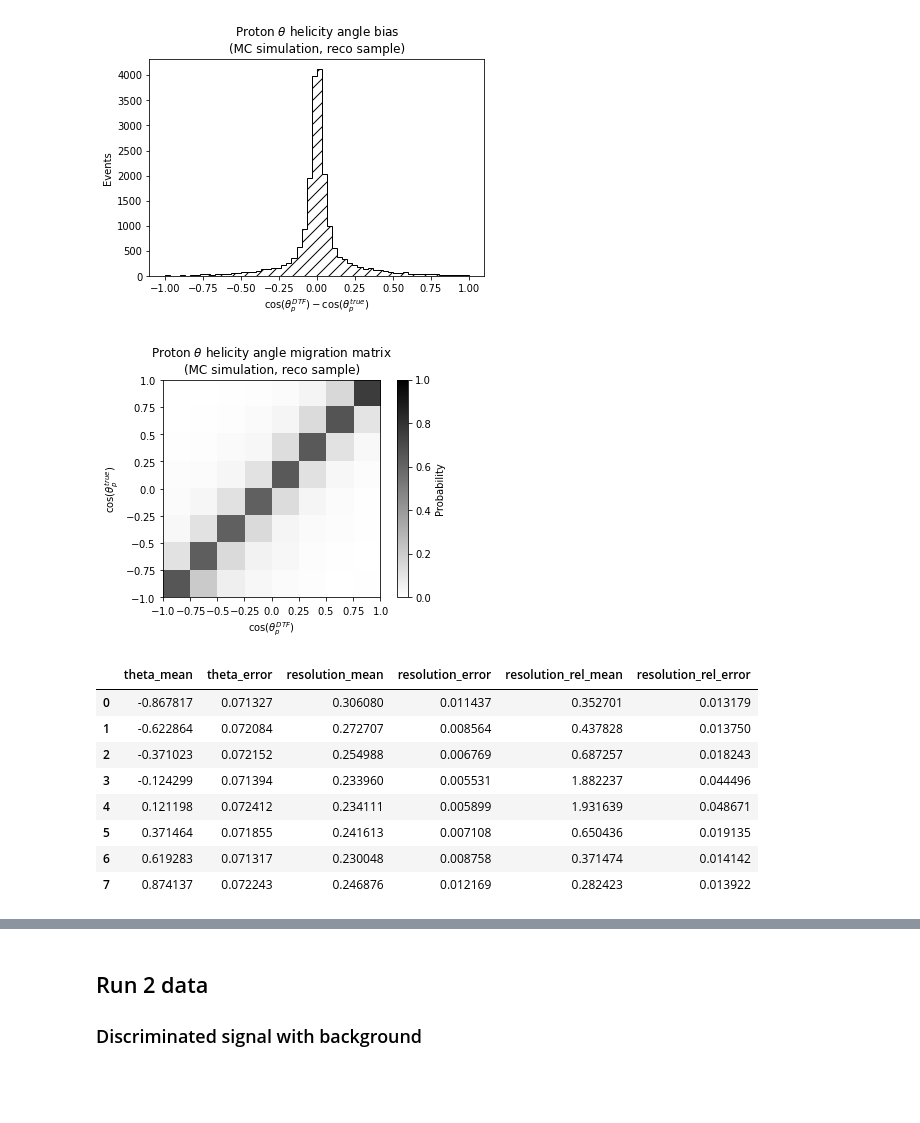
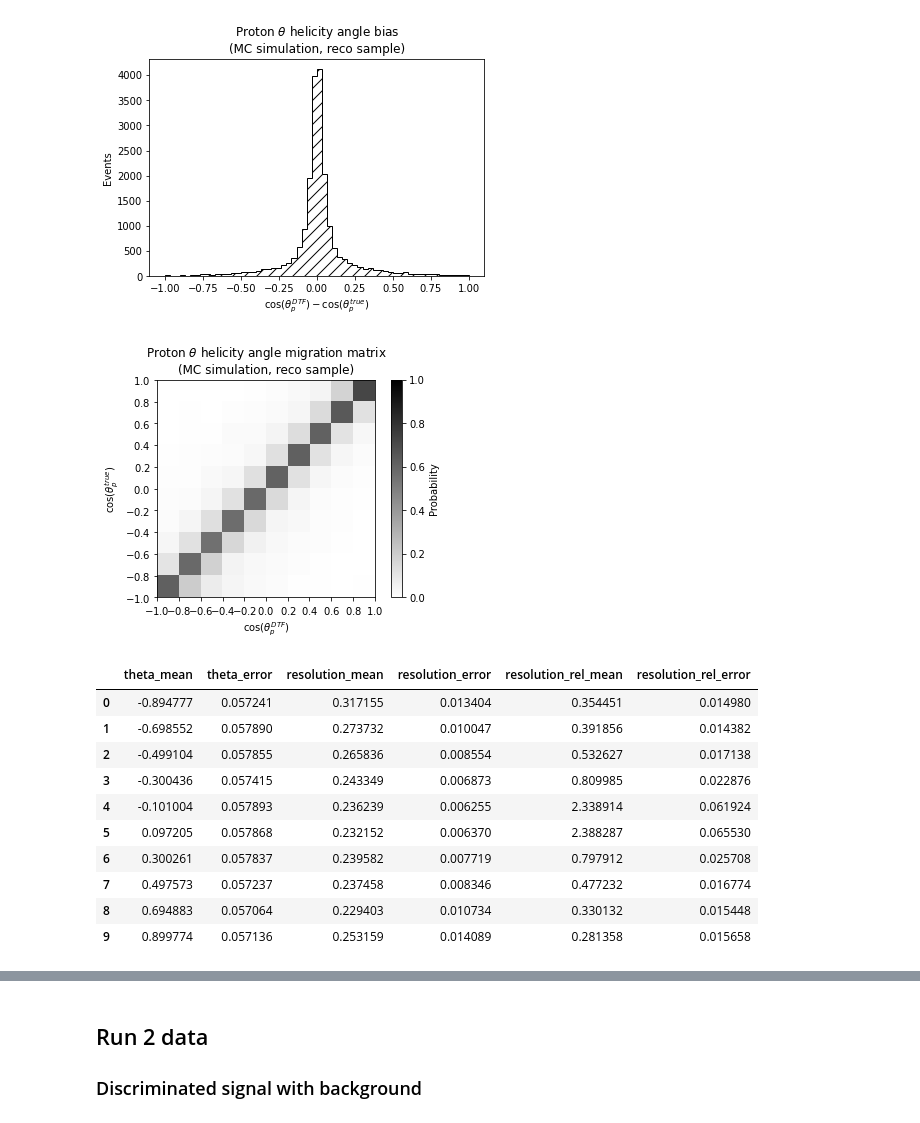
Before and after one commit to alatios/lb2jpsil_lambda-emdm-measurement, a Jupyter notebook: 02_angular_distribution_study.ipynb, the cells around one changed output, grey strips where cells are left out. Cells and saved outputs as stored; diff of their text form; code cells hidden in the pictures; blank space fills up the shorter version.

Commit message:
Fix angular resolution plots

```diff
--- a/02_angular_distribution_study.ipynb
+++ b/02_angular_distribution_study.ipynb
@@ -8,7 +8,7 @@ import joblib
 from lb2jpsil import lorentz
 # %%
 ## Self explanatory
-save_plots = False
+save_plots = True
 
 ## Toggle plot titles (off for thesis and papers, generally speaking)
 show_titles = True
@@ -733,7 +733,7 @@ plt.show()
 # %% [output]
 [figure]
 # %%
-theta_edges = np.linspace(-1,1,9)
+theta_edges = np.linspace(-1,1,11)
 theta_bins = [(l,r) for l, r in zip(theta_edges[:-1], theta_edges[1:])]
 # %%
 theta_migration_matrix = []
@@ -760,23 +760,23 @@ theta_migration_matrix = np.array(theta_migration_matrix)
 # %%
 fig, ax = plt.subplots()
 
 plt.imshow(theta_migration_matrix, cmap='binary', vmin=0, vmax=1)
 
 plt.colorbar(label='Probability')
-ax.xaxis.set(ticks=np.arange(-0.5, len(theta_edges)-1), ticklabels=[f'${i}$' for i in theta_edges])
-ax.yaxis.set(ticks=np.arange(-0.5, len(theta_edges)-1), ticklabels=[f'${i}$' for i in theta_edges[::-1]])
+ax.xaxis.set(ticks=np.arange(-0.5, len(theta_edges)-1), ticklabels=[f'${"{:.1f}".format(i)}$' for i in theta_edges])
+ax.yaxis.set(ticks=np.arange(-0.5, len(theta_edges)-1), ticklabels=[f'${"{:.1f}".format(i)}$' for i in theta_edges[::-1]])
 plt.xlabel(r'$\cos(\theta_p^{DTF})$')
 plt.ylabel(r'$\cos(\theta_p^{true})$')
 
 if show_titles:
     plt.title(r"Proton $\theta$ helicity angle migration matrix" + "\n" + "(MC simulation, reco sample)")
 
 if save_plots:
     plt.savefig(plot_directory + 'MCRECO_p_theta_migration' + '.pdf', bbox_inches = 'tight')
 
 plt.show()
 # %% [output]
-[figure, old version]
+[figure, new version]
 # %%
 df_mc['CosTheta_Residual'] = df_mc['DTF_FixJPsiLambda_p_CosTheta'] - df_mc['MCTRUTH_p_CosTheta']
 
@@ -810,14 +810,16 @@ for bin_true in theta_bins:
 df_res_theta
 # %% [output]
 |  | theta_mean | theta_error | resolution_mean | resolution_error | resolution_rel_mean | resolution_rel_error |
-| 0 | -0.867817 | 0.071327 | 0.306080 | 0.011437 | 0.352701 | 0.013179 |
-| 1 | -0.622864 | 0.072084 | 0.272707 | 0.008564 | 0.437828 | 0.013750 |
-| 2 | -0.371023 | 0.072152 | 0.254988 | 0.006769 | 0.687257 | 0.018243 |
-| 3 | -0.124299 | 0.071394 | 0.233960 | 0.005531 | 1.882237 | 0.044496 |
-| 4 | 0.121198 | 0.072412 | 0.234111 | 0.005899 | 1.931639 | 0.048671 |
-| 5 | 0.371464 | 0.071855 | 0.241613 | 0.007108 | 0.650436 | 0.019135 |
-| 6 | 0.619283 | 0.071317 | 0.230048 | 0.008758 | 0.371474 | 0.014142 |
-| 7 | 0.874137 | 0.072243 | 0.246876 | 0.012169 | 0.282423 | 0.013922 |
+| 0 | -0.894777 | 0.057241 | 0.317155 | 0.013404 | 0.354451 | 0.014980 |
+| 1 | -0.698552 | 0.057890 | 0.273732 | 0.010047 | 0.391856 | 0.014382 |
+| 2 | -0.499104 | 0.057855 | 0.265836 | 0.008554 | 0.532627 | 0.017138 |
+| 3 | -0.300436 | 0.057415 | 0.243349 | 0.006873 | 0.809985 | 0.022876 |
+| 4 | -0.101004 | 0.057893 | 0.236239 | 0.006255 | 2.338914 | 0.061924 |
+| 5 | 0.097205 | 0.057868 | 0.232152 | 0.006370 | 2.388287 | 0.065530 |
+| 6 | 0.300261 | 0.057837 | 0.239582 | 0.007719 | 0.797912 | 0.025708 |
+| 7 | 0.497573 | 0.057237 | 0.237458 | 0.008346 | 0.477232 | 0.016774 |
+| 8 | 0.694883 | 0.057064 | 0.229403 | 0.010734 | 0.330132 | 0.015448 |
+| 9 | 0.899774 | 0.057136 | 0.253159 | 0.014089 | 0.281358 | 0.015658 |
 # %%
 plt.errorbar(
     x=df_res_theta['theta_mean'],
```
Also changed, not shown: parts of 11 cells of this notebook.
